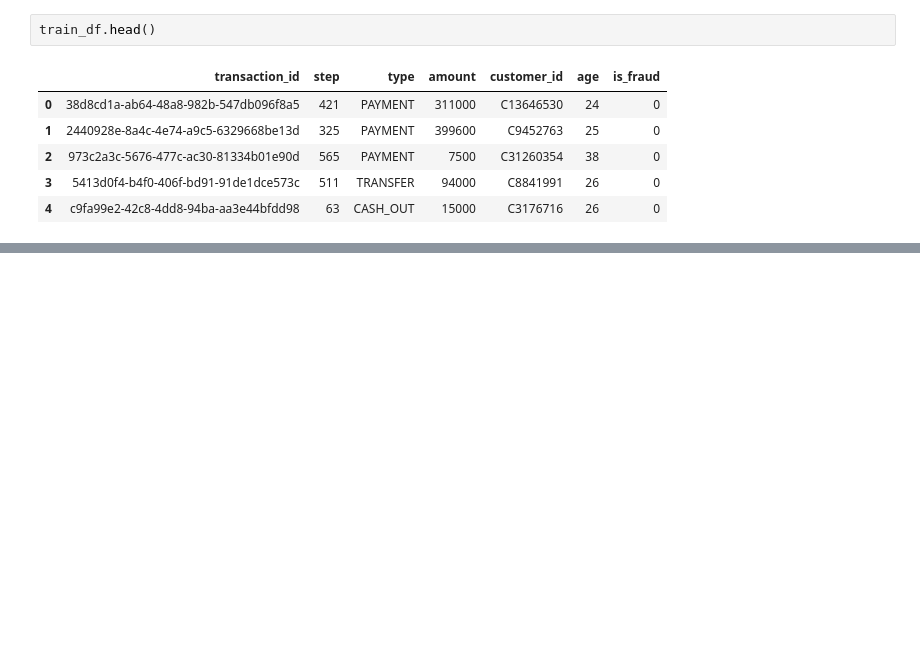
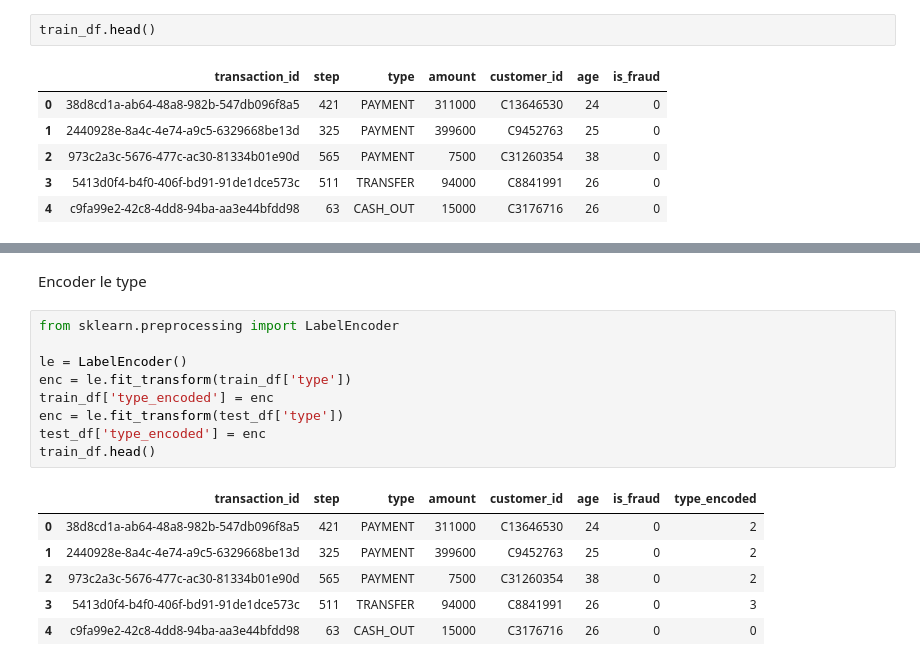
Before and after one commit to ArMiarintsoa/poketrafinday-ispm-examen, a Jupyter notebook: poketrafinday.ipynb, the cells around one changed output, grey strips where cells are left out. Cells and saved outputs as stored; diff of their text form; blank space fills up the shorter version.

```diff
--- a/poketrafinday.ipynb
+++ b/poketrafinday.ipynb
@@ -31,0 +52,18 @@ train_df.head()
+# %% [markdown]
+Encoder le type
+# %%
+from sklearn.preprocessing import LabelEncoder
+
+le = LabelEncoder()
+enc = le.fit_transform(train_df['type'])
+train_df['type_encoded'] = enc
+enc = le.fit_transform(test_df['type'])
+test_df['type_encoded'] = enc
+train_df.head()
+# %% [output]
+|  | transaction_id | step | type | amount | customer_id | age | is_fraud | type_encoded |
+| 0 | 38d8cd1a-ab64-48a8-982b-547db096f8a5 | 421 | PAYMENT | 311000 | C13646530 | 24 | 0 | 2 |
+| 1 | 2440928e-8a4c-4e74-a9c5-6329668be13d | 325 | PAYMENT | 399600 | C9452763 | 25 | 0 | 2 |
+| 2 | 973c2a3c-5676-477c-ac30-81334b01e90d | 565 | PAYMENT | 7500 | C31260354 | 38 | 0 | 2 |
+| 3 | 5413d0f4-b4f0-406f-bd91-91de1dce573c | 511 | TRANSFER | 94000 | C8841991 | 26 | 0 | 3 |
+| 4 | c9fa99e2-42c8-4dd8-94ba-aa3e44bfdd98 | 63 | CASH_OUT | 15000 | C3176716 | 26 | 0 | 0 |
```
Also changed, not shown: parts of 8 cells of this notebook.
